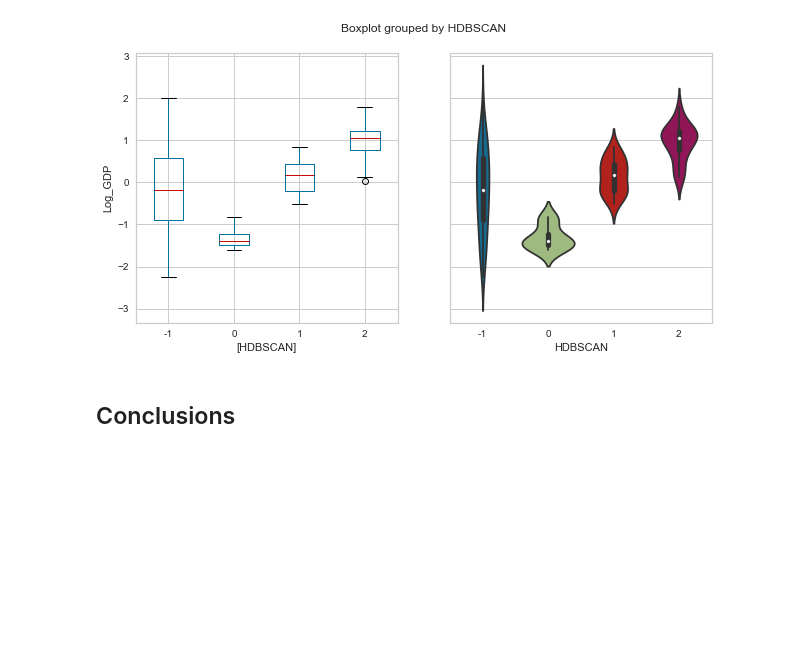
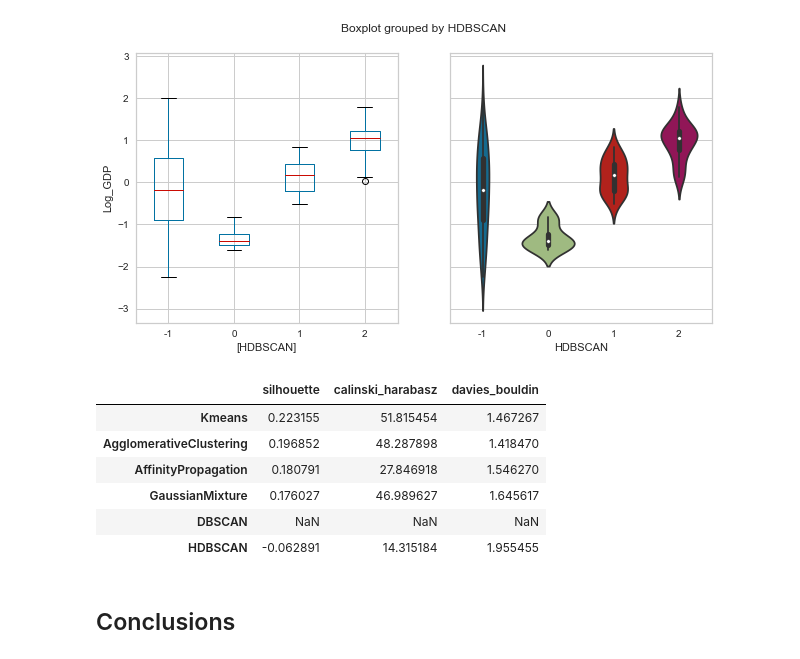
Before and after one commit to Rypo/notebooks, a Jupyter notebook: Pynbs/9_clustering_whr2019.ipynb, the cells around one changed output. Cells and saved outputs as stored; diff of their text form; code cells hidden in the pictures; blank space fills up the shorter version.

```diff
--- a/Pynbs/9_clustering_whr2019.ipynb
+++ b/Pynbs/9_clustering_whr2019.ipynb
@@ -825,2 +825,4 @@ plot_cluster('Log_GDP','Corruption_Perception',whr_grps, centers=cent_ac, title=
 # %% [output]
 [figure]
+# %%
+scores_ac = score_clusters(whrX,clabels_ac); scores_ac
@@ -864,5 +864,5 @@ plot_cluster('Log_GDP','Freedom',whr_grps, centers=cent_ap,title='Affinity Propa
 # %%
-score_clusters(whrX,clabels_ap)
+scores_ap = score_clusters(whrX,clabels_ap); scores_ap
 # %% [output]
 {'silhouette': 0.1807914178898567,
  'calinski_harabasz': 27.84691838858024,
@@ -895,7 +895,7 @@ plot_cluster('Log_GDP','Corruption_Perception',whr_grps,centers=cent_gm, title='
 # %% [output]
 [figure]
 # %%
-score_clusters(whrX,clabels_gm)
+scores_gm = score_clusters(whrX,clabels_gm); scores_gm
 # %% [output]
 {'silhouette': 0.17602676065311476,
  'calinski_harabasz': 46.98962716751056,
@@ -958,5 +961,5 @@ plot_cluster('Log_GDP','Corruption_Perception',whr_grps,centers=cent_hd,title='H
 # %% [output]
 [figure]
 # %%
-score_clusters(whrX,clabels_hd)
+scores_hd = score_clusters(whrX,clabels_hd); scores_hd
 # %% [output]
@@ -967,6 +970,16 @@ score_clusters(whrX,clabels_hd)
 plot_boxolin('HDBSCAN','Log_GDP',whr_grps);
 # %% [output]
 [figure]
+# %%
+pd.DataFrame([scores_km,scores_ac,scores_ap,scores_gm,dict.fromkeys(scores_km.keys(),np.nan),scores_hd], index=['Kmeans', 'AgglomerativeClustering', 'AffinityPropagation', 'GaussianMixture','DBSCAN', 'HDBSCAN'])
+# %% [output]
+|  | silhouette | calinski_harabasz | davies_bouldin |
+| Kmeans | 0.223155 | 51.815454 | 1.467267 |
+| AgglomerativeClustering | 0.196852 | 48.287898 | 1.418470 |
+| AffinityPropagation | 0.180791 | 27.846918 | 1.546270 |
+| GaussianMixture | 0.176027 | 46.989627 | 1.645617 |
+| DBSCAN | NaN | NaN | NaN |
+| HDBSCAN | -0.062891 | 14.315184 | 1.955455 |
 # %% [markdown]
 ## Conclusions
 # %% [markdown]
```
Also changed, not shown: parts of 22 cells of this notebook.
